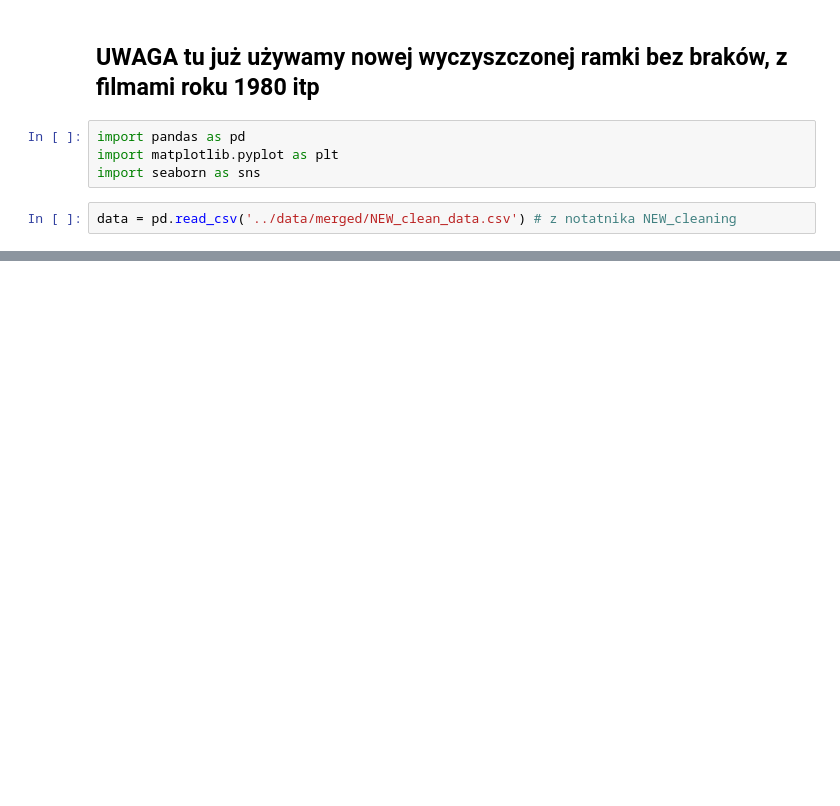
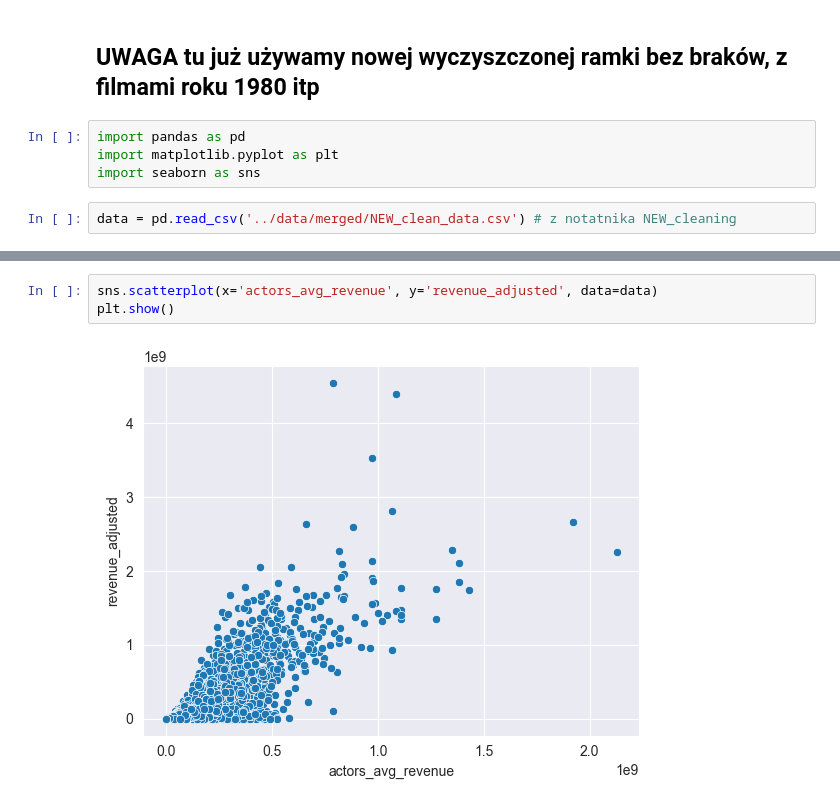
Before and after one commit to olkat12/Data_Exploration, a Jupyter notebook: data-visualization/NEW_visualization.ipynb, the cells around one changed output, grey strips where cells are left out. Drawn from its saved outputs; the diff is of its cells as text; blank space fills up the shorter version.

Commit message:
popularity visualization

```diff
--- a/data-visualization/NEW_visualization.ipynb
+++ b/data-visualization/NEW_visualization.ipynb
@@ -363,0 +387,5 @@ plt.show()
+# %%
+sns.scatterplot(x='actors_avg_revenue', y='revenue_adjusted', data=data)
+plt.show()
+# %% [output]
+[figure, added]
```
Also changed, not shown: parts of 20 cells of this notebook.
